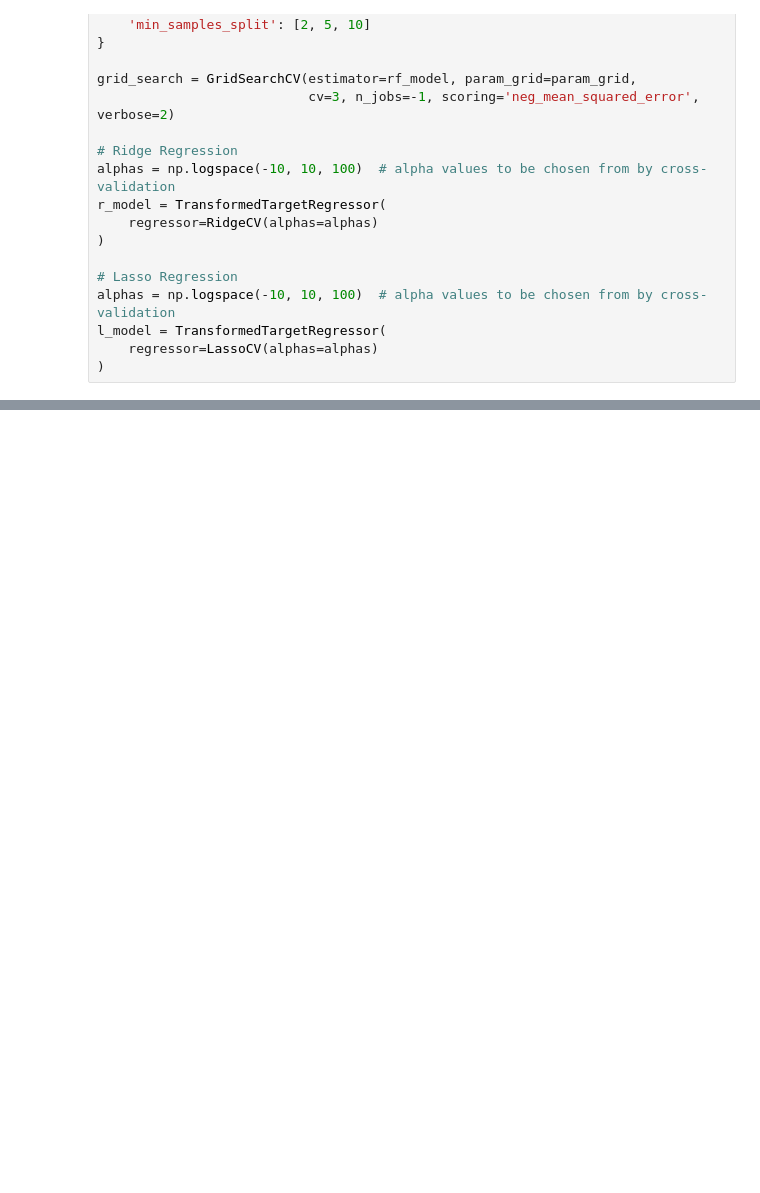
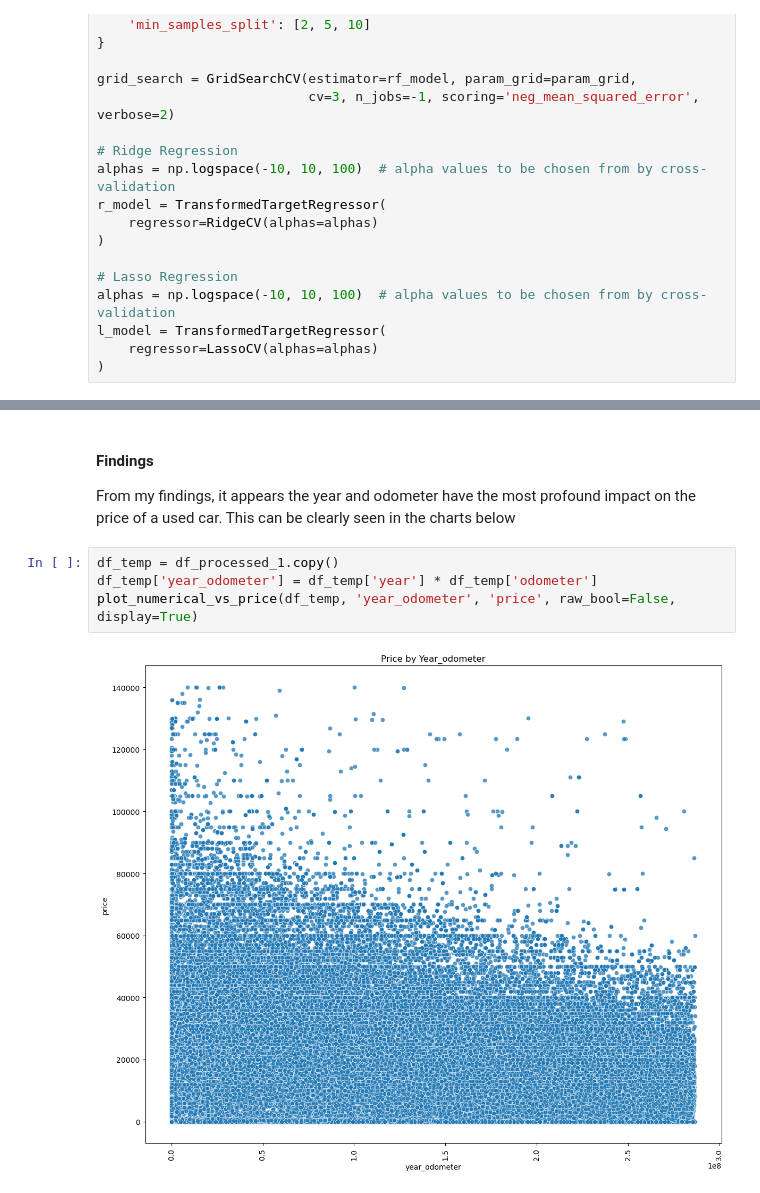
Before and after one commit to 1nm1/BHAIML_portfolio, a Jupyter notebook: module_11/assignment_11_1/assignment_11_1_notebook.ipynb, the cells around one changed output, grey strips where cells are left out. Drawn from its saved outputs; the diff is of its cells as text; blank space fills up the shorter version.

```diff
--- a/module_11/assignment_11_1/assignment_11_1_notebook.ipynb
+++ b/module_11/assignment_11_1/assignment_11_1_notebook.ipynb
@@ -757,0 +663,9 @@ Now that we've settled on our models and findings, it is time to deliver the inf
+# %% [markdown]
+#### Findings
+From my findings, it appears the year and odometer have the most profound impact on the price of a used car. This can be clearly seen in the charts below
+# %%
+df_temp = df_processed_1.copy()
+df_temp['year_odometer'] = df_temp['year'] * df_temp['odometer']
+plot_numerical_vs_price(df_temp, 'year_odometer', 'price', raw_bool=False, display=True)
+# %% [output]
+[figure, added]
```
Also changed, not shown: parts of 46 cells of this notebook, 10 other files.
